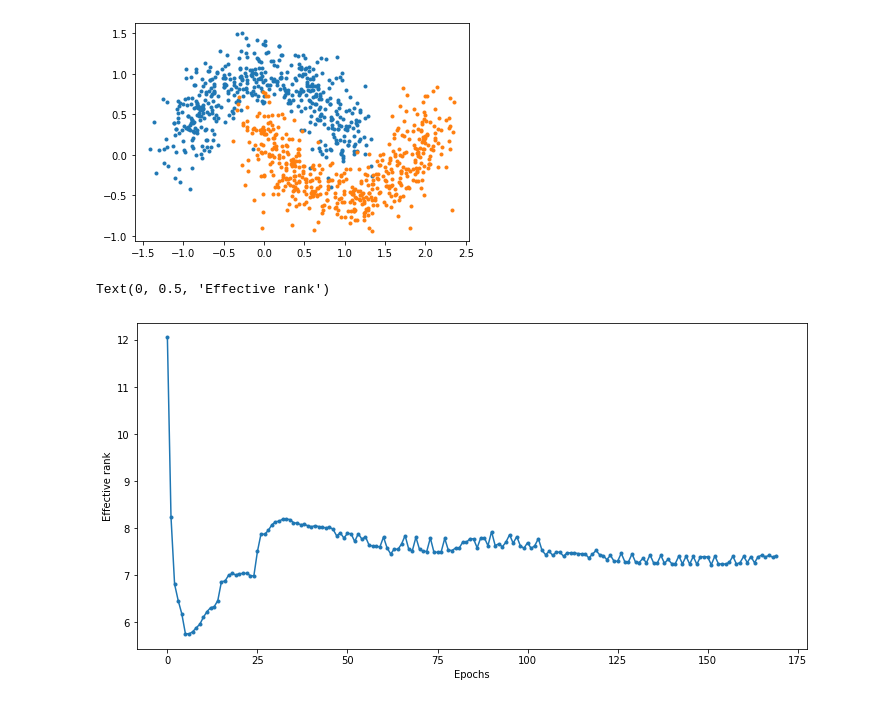
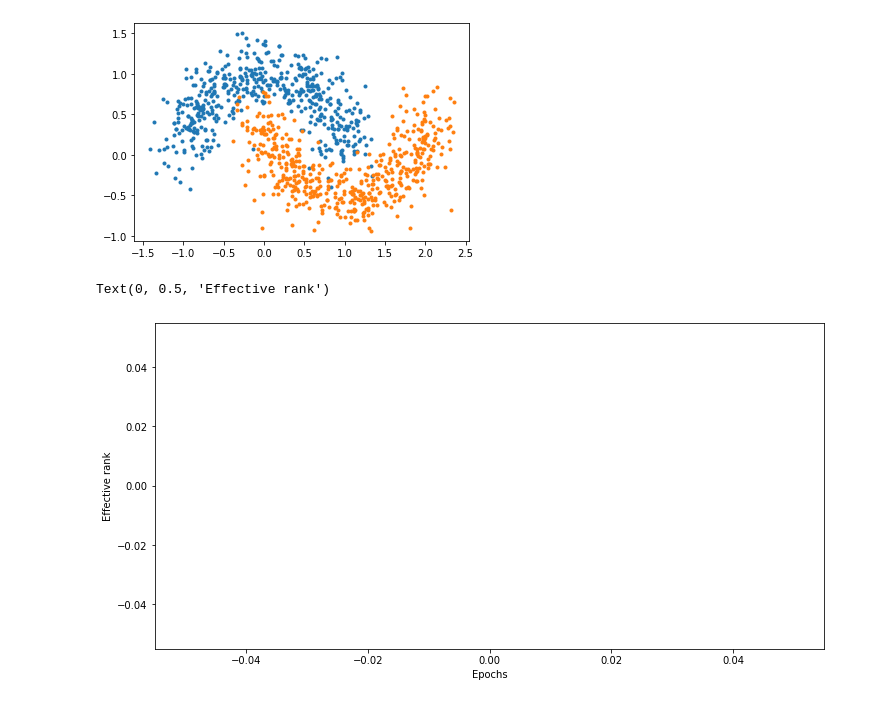
Before and after one commit to zsiga007/Summer-2022, a Jupyter notebook: dimension analysis/rank_during_sgd.ipynb, the cells around one changed output. Saved outputs shown, nothing was run; the diff lists cells and outputs as text; code cells hidden in the pictures.

```diff
--- a/dimension analysis/rank_during_sgd.ipynb
+++ b/dimension analysis/rank_during_sgd.ipynb
@@ -67,20 +67,22 @@ model = nn.Sequential(
     nn.Linear(output1, 1)
 )
 
-epochs = 170
+epochs = 10000
 num_of_params = get_n_params(model)
 C_tracking = False
 
 
-optimizer = torch.optim.SGD(model.parameters(), lr=0.01)
+optimizer = torch.optim.SGD(model.parameters(), lr=0.001)
 criterion = nn.BCEWithLogitsLoss()
 
 effective_ranks = []
+losses = []
 
 for epoch in trange(epochs):
     row_counter = 0
     tensor = torch.zeros((len(train_loader),num_of_params))
     C_matrices = []
+    avg_loss = 0
     for points, labels in train_loader:
 
         optimizer.zero_grad()
@@ -91,17 +93,19 @@ for epoch in trange(epochs):
 
         y = model(x)
         loss = criterion(y, labels)
+        avg_loss += loss
 
         loss.backward()
         optimizer.step()
 
         tensor[row_counter, :] = flatten_and_together([param.grad for param in list(model.parameters())])
         row_counter += 1
+    # effective_ranks.append(effective_rank(tensor))
+    # losses.append(avg_loss/len(train_loader))
     if C_tracking:
         C_matrix = tensor @ tensor.T
         C_diags = np.sqrt(np.outer(tensor.diagonal(), tensor.diagonal()))
         C_matrices.append(C_matrix)
-    effective_ranks.append(effective_rank(tensor))
 # %%
 if C_tracking:
     C_matrices[-1]
@@ -116,16 +120,16 @@ if C_tracking:
 # %%
 from matplotlib.pyplot import figure
 
 f = plt.figure()
 f.set_figwidth(12)
 f.set_figheight(6)
 
-plt.plot(effective_ranks, '.-')
+plt.plot(effective_ranks, '.')
 plt.xlabel("Epochs")
 plt.ylabel("Effective rank")
 
 # arr = np.tanh(np.array(range(-epochs//2, epochs - epochs//2))/50) + 5.6 * np.ones(1000)
 # plt.plot(arr)
 # %% [output]
 Text(0, 0.5, 'Effective rank')
-[figure, old version]
+[figure, new version]
```
Also changed, not shown: parts of 3 cells of this notebook.
